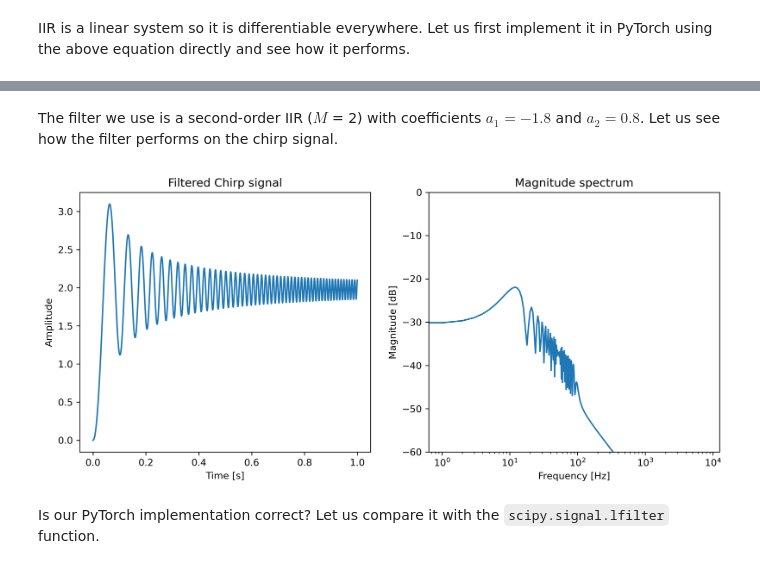
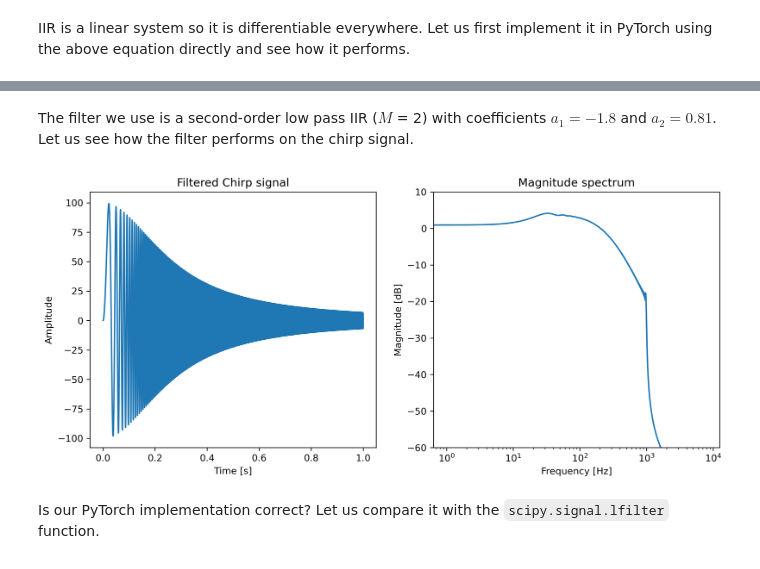
Before and after one commit to intro2ddsp/intro2ddsp.github.io, a Jupyter notebook: filters/iir.ipynb, the cells around one changed output, grey strips where cells are left out. Saved outputs shown, nothing was run; the diff lists cells and outputs as text; code cells hidden in the pictures.

```diff
--- a/filters/iir.ipynb
+++ b/filters/iir.ipynb
@@ -70,8 +44,8 @@ def chirp(T: int, start_freq: float, end_freq: float, fs: float):
 
 fs = 16000
 T = 16000
-start_freq = 5
-end_freq = 100
+start_freq = 1
+end_freq = 1000
 test_signal = chirp(T, start_freq, end_freq, fs)
 
 fig = plt.figure(figsize=(12, 5), dpi=300)
@@ -85,7 +59,7 @@ plt.magnitude_spectrum(test_signal, Fs=fs, scale='dB', window=signal.windows.box
 plt.xlabel("Frequency [Hz]")
 plt.ylabel("Magnitude [dB]")
 plt.xscale("log")
-plt.ylim(-60, 0)
+plt.ylim(-60, 10)
 plt.title("Magnitude spectrum")
 plt.show()
 # %% [output]
@@ -93,29 +67,29 @@ plt.show()
 # %% [markdown]
-The filter we use is a second-order IIR ($M$ = 2) with coefficients $a_1 = -1.8$ and $a_2 = 0.8$. Let us see how the filter performs on the chirp signal.
+The filter we use is a second-order low pass IIR ($M$ = 2) with coefficients $a_1 = -1.8$ and $a_2 = 0.81$. Let us see how the filter performs on the chirp signal.
 # %%
 # b, a = signal.iirfilter(2, 50 / fs * 2, btype='lowpass', analog=False, ftype='butter', output='ba')
 # print("b:", b)
 # print("a:", a)
-b = [1e-3, 0, 0]
-a = [1, -1.8, 0.8]
+b = [1, 0]
+a = [1, -0.9 * 2, 0.9 ** 2]
 filtered_signal = signal.lfilter(b, a, test_signal)
 
 fig = plt.figure(figsize=(12, 5), dpi=300)
 plt.subplot(1, 2, 1)
 plt.plot(np.arange(T) / fs, filtered_signal)
 plt.xlabel("Time [s]")
 plt.ylabel("Amplitude")
 plt.title("Filtered Chirp signal")
 plt.subplot(1, 2, 2)
 plt.magnitude_spectrum(filtered_signal, Fs=fs, scale='dB', window=signal.windows.boxcar(T))
 plt.xlabel("Frequency [Hz]")
 plt.ylabel("Magnitude [dB]")
 plt.xscale("log")
-plt.ylim(-60, 0)
+plt.ylim(-60, 10)
 plt.title("Magnitude spectrum")
 plt.show()
 # %% [output]
-[figure, old version]
+[figure, new version]
 # %% [markdown]
 Is our PyTorch implementation correct? Let us compare it with the `scipy.signal.lfilter` function.
 # %%
```
Also changed, not shown: parts of 21 cells of this notebook.
